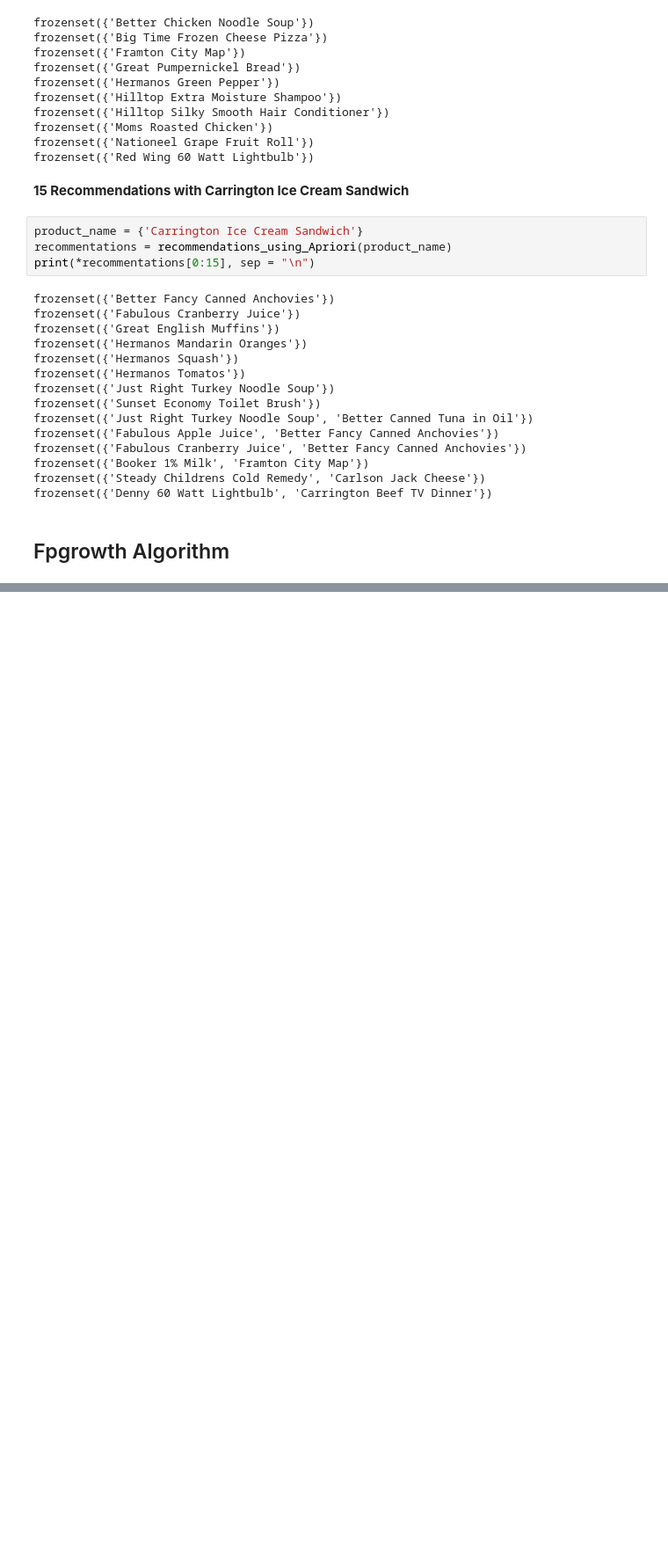
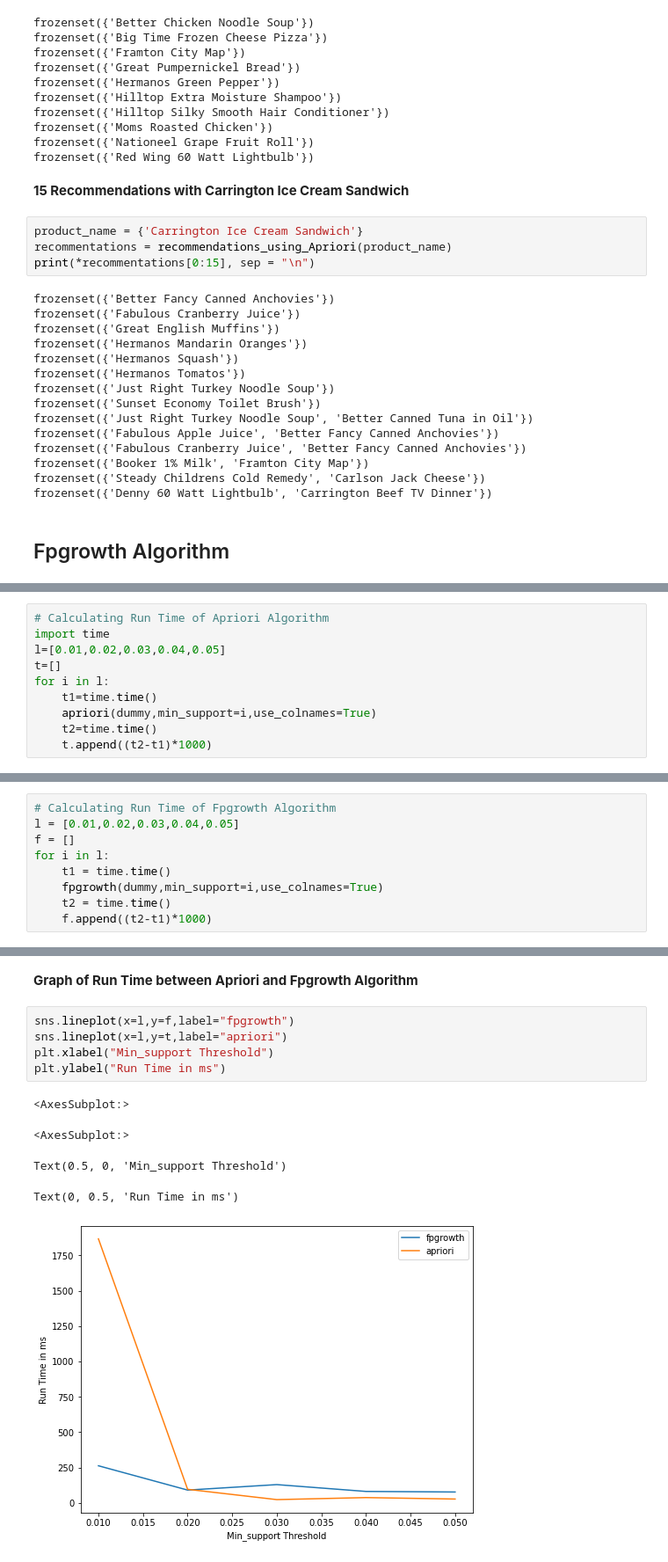
Before and after one commit to JammalAdeyemi/DataScience_Project, a Jupyter notebook: Market Basket Analysis/Foodmart_basketanalysis/Market_Basket.ipynb, the cells around one changed output, grey strips where cells are left out. Shown at 88% size. Cells and saved outputs as stored; diff of their text form; blank space fills up the shorter version.

```diff
--- a/Market Basket Analysis/Foodmart_basketanalysis/Market_Basket.ipynb
+++ b/Market Basket Analysis/Foodmart_basketanalysis/Market_Basket.ipynb
@@ -904,0 +996,10 @@ frozenset({'Denny 60 Watt Lightbulb', 'Carrington Beef TV Dinner'})
+# %%
+# Calculating Run Time of Apriori Algorithm
+import time
+l=[0.01,0.02,0.03,0.04,0.05]
+t=[]
+for i in l:
+    t1=time.time()
+    apriori(dummy,min_support=i,use_colnames=True)
+    t2=time.time()
+    t.append((t2-t1)*1000)
@@ -904,0 +1028,9 @@ frozenset({'Denny 60 Watt Lightbulb', 'Carrington Beef TV Dinner'})
+# %%
+# Calculating Run Time of Fpgrowth Algorithm
+l = [0.01,0.02,0.03,0.04,0.05]
+f = []
+for i in l:
+    t1 = time.time()
+    fpgrowth(dummy,min_support=i,use_colnames=True)
+    t2 = time.time()
+    f.append((t2-t1)*1000)
@@ -904,0 +1059,13 @@ frozenset({'Denny 60 Watt Lightbulb', 'Carrington Beef TV Dinner'})
+# %% [markdown]
+**Graph of Run Time between Apriori and Fpgrowth Algorithm**
+# %%
+sns.lineplot(x=l,y=f,label="fpgrowth")
+sns.lineplot(x=l,y=t,label="apriori")
+plt.xlabel("Min_support Threshold")
+plt.ylabel("Run Time in ms")
+# %% [output]
+<AxesSubplot:>
+<AxesSubplot:>
+Text(0.5, 0, 'Min_support Threshold')
+Text(0, 0.5, 'Run Time in ms')
+[figure, added]
```
Also changed, not shown: parts of 14 cells of this notebook.
